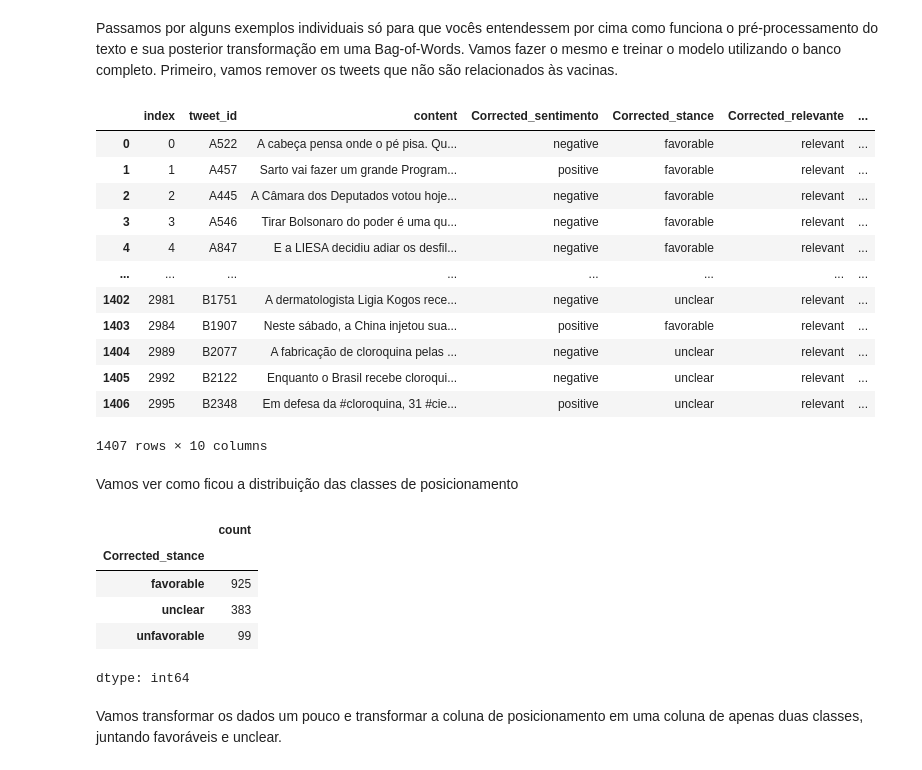
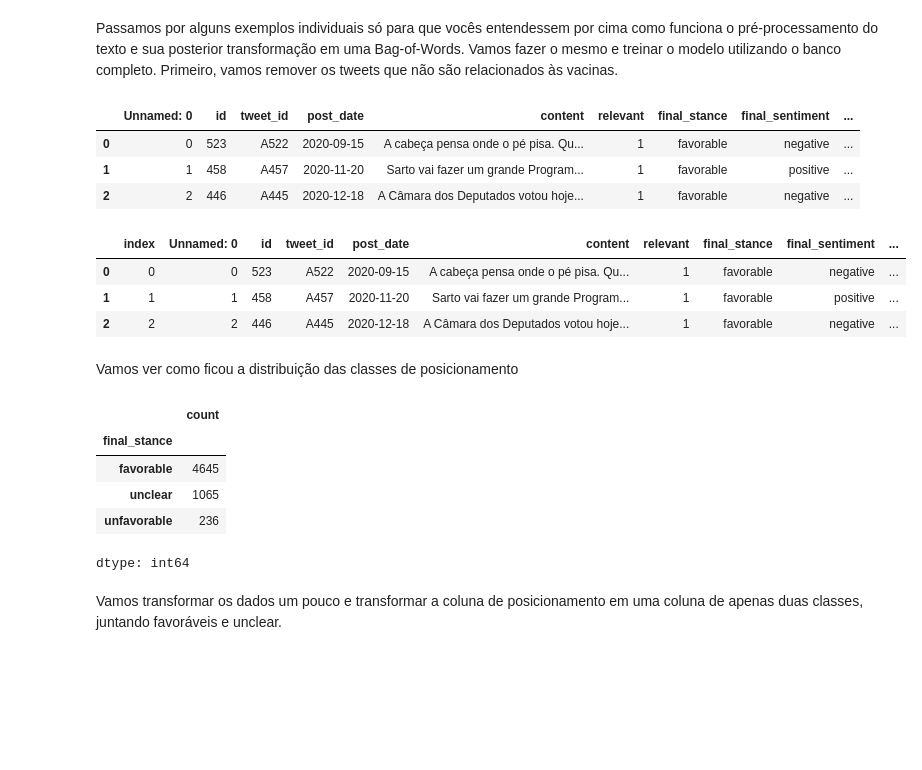
Before and after one commit to PedroSchmalz/FLP0478, a Jupyter notebook: book/aulas/aula7/aula7.ipynb, the cells around one changed output. Saved outputs shown, nothing was run; the diff lists cells and outputs as text; code cells hidden in the pictures; blank space fills up the shorter version.

```diff
--- a/book/aulas/aula7/aula7.ipynb
+++ b/book/aulas/aula7/aula7.ipynb
@@ -25,10 +14,10 @@ import matplotlib.pyplot as plt
 import seaborn as sns
 
 
-caminho = '/content/drive/MyDrive/FLS6513-FLP0478 Pasta de Laboratórios/Aula 7 - 30 09/tweets_2.0_2020.csv'
+url = "https://github.com/NUPRAM/CoViD-Pol/raw/main/Covid-Pol_Corpus_v2.0.csv"
 
 # Carrega o arquivo Excel em um DataFrame
-df_ex = pd.read_csv(caminho)
+df_ex = pd.read_csv(url)
 
 df_ex.head()
 # %% [output]
@@ -281,34 +273,32 @@ Vemos que, só para esses dois tweets, temos 48 colunas representando cada palav
 #### Processando nossa coluna de texto
 # %% [markdown]
 Passamos por alguns exemplos individuais só para que vocês entendessem por cima como funciona o pré-processamento do texto e sua posterior transformação em uma Bag-of-Words. Vamos fazer o mesmo e treinar o modelo utilizando o banco completo. Primeiro, vamos remover os tweets que não são relacionados às vacinas.
+# %%
+df_ex.head(3)
+# %% [output]
+|  | Unnamed: 0 | id | tweet_id | post_date | content | relevant | final_stance | final_sentiment | ... |
+| 0 | 0 | 523 | A522 | 2020-09-15 | A cabeça pensa onde o pé pisa. Qu... | 1 | favorable | negative | ... |
+| 1 | 1 | 458 | A457 | 2020-11-20 | Sarto vai fazer um grande Program... | 1 | favorable | positive | ... |
+| 2 | 2 | 446 | A445 | 2020-12-18 | A Câmara dos Deputados votou hoje... | 1 | favorable | negative | ... |
 # %%
-df_ex2 = df_ex[df_ex['Corrected_relevante'] == 'relevant'].reset_index()
+df_ex2 = df_ex[df_ex['relevant'] == True].reset_index()
 
-df_ex2
+df_ex2.head(3)
 # %% [output]
-|  | index | tweet_id | content | Corrected_sentimento | Corrected_stance | Corrected_relevante | ... |
-| 0 | 0 | A522 | A cabeça pensa onde o pé pisa. Qu... | negative | favorable | relevant | ... |
-| 1 | 1 | A457 | Sarto vai fazer um grande Program... | positive | favorable | relevant | ... |
-| 2 | 2 | A445 | A Câmara dos Deputados votou hoje... | negative | favorable | relevant | ... |
-| 3 | 3 | A546 | Tirar Bolsonaro do poder é uma qu... | negative | favorable | relevant | ... |
-| 4 | 4 | A847 | E a LIESA decidiu adiar os desfil... | negative | favorable | relevant | ... |
-| ... | ... | ... | ... | ... | ... | ... | ... |
-| 1402 | 2981 | B1751 | A dermatologista Ligia Kogos rece... | negative | unclear | relevant | ... |
-| 1403 | 2984 | B1907 | Neste sábado, a China injetou sua... | positive | favorable | relevant | ... |
-| 1404 | 2989 | B2077 | A fabricação de cloroquina pelas ... | negative | unclear | relevant | ... |
-| 1405 | 2992 | B2122 | Enquanto o Brasil recebe cloroqui... | negative | unclear | relevant | ... |
-| 1406 | 2995 | B2348 | Em defesa da #cloroquina, 31 #cie... | positive | unclear | relevant | ... |
+|  | index | Unnamed: 0 | id | tweet_id | post_date | content | relevant | final_stance | final_sentiment | ... |
+| 0 | 0 | 0 | 523 | A522 | 2020-09-15 | A cabeça pensa onde o pé pisa. Qu... | 1 | favorable | negative | ... |
+| 1 | 1 | 1 | 458 | A457 | 2020-11-20 | Sarto vai fazer um grande Program... | 1 | favorable | positive | ... |
+| 2 | 2 | 2 | 446 | A445 | 2020-12-18 | A Câmara dos Deputados votou hoje... | 1 | favorable | negative | ... |
-1407 rows × 10 columns
 # %% [markdown]
 Vamos ver como ficou a distribuição das classes de posicionamento
 # %%
-df_ex2['Corrected_stance'].value_counts()
+df_ex2['final_stance'].value_counts()
 # %% [output]
 |  | count |
-| Corrected_stance |  |
-| favorable | 925 |
-| unclear | 383 |
-| unfavorable | 99 |
+| final_stance |  |
+| favorable | 4645 |
+| unclear | 1065 |
+| unfavorable | 236 |
 dtype: int64
 # %% [markdown]
 Vamos transformar os dados um pouco e transformar a coluna de posicionamento em uma coluna de apenas duas classes, juntando favoráveis e unclear.
```
Also changed, not shown: parts of 197 cells of this notebook.
